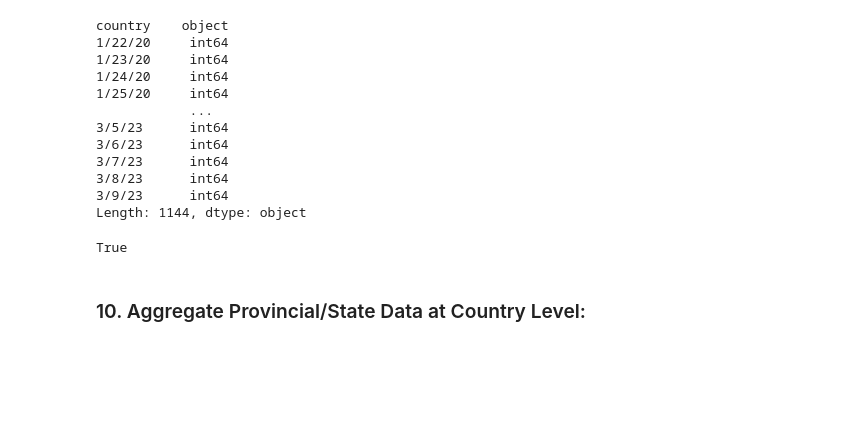
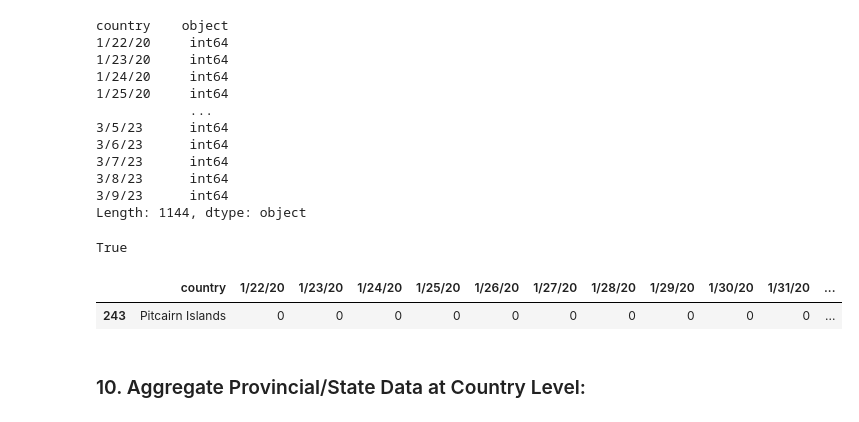
Before and after one commit to jamesinjune/COVID_19_Across_the_World, a Jupyter notebook: notebooks/COVID19_Datasets_Cleaning.ipynb, the cells around one changed output. Saved outputs shown, nothing was run; the diff lists cells and outputs as text; code cells hidden in the pictures; blank space fills up the shorter version.

```diff
--- a/notebooks/COVID19_Datasets_Cleaning.ipynb
+++ b/notebooks/COVID19_Datasets_Cleaning.ipynb
@@ -1335,3 +1335,9 @@ Length: 1144, dtype: object
 (df_recovered_filtered.drop(columns='country') < 0).any().any()
 # %% [output]
 True
+# %%
+# Check rows with negative values
+df_recovered_filtered[(df_recovered_filtered.drop(columns='country') < 0).any(axis=1)]
+# %% [output]
+|  | country | 1/22/20 | 1/23/20 | 1/24/20 | 1/25/20 | 1/26/20 | 1/27/20 | 1/28/20 | 1/29/20 | 1/30/20 | 1/31/20 | ... |
+| 243 | Pitcairn Islands | 0 | 0 | 0 | 0 | 0 | 0 | 0 | 0 | 0 | 0 | ... |
```
Also changed, not shown: parts of 1 cell of this notebook.
